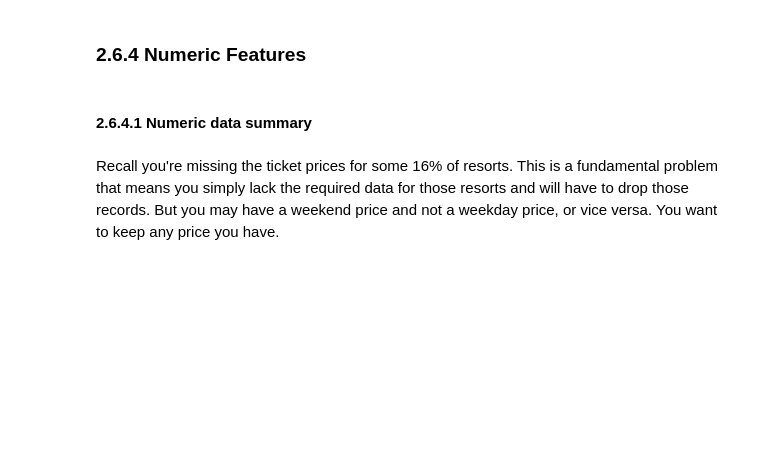
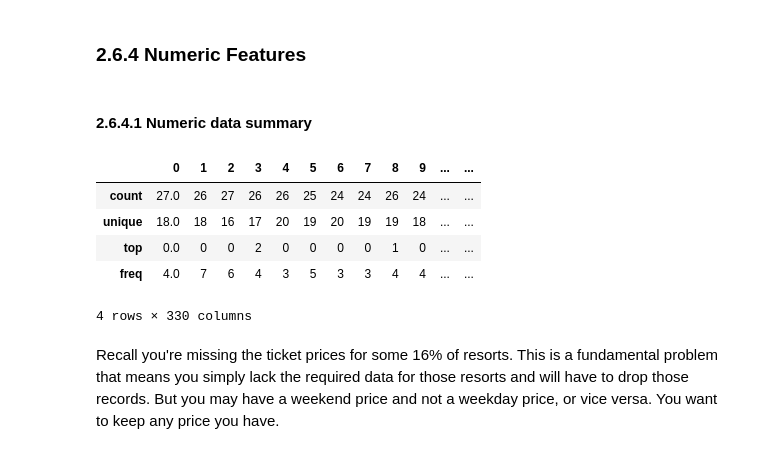
Before and after one commit to Khalif81/DataScienceGuidedCapstone, a Jupyter notebook: Notebooks/02_data_wrangling.ipynb, the cells around one changed output. Saved outputs shown, nothing was run; the diff lists cells and outputs as text; code cells hidden in the pictures; blank space fills up the shorter version.

```diff
--- a/Notebooks/02_data_wrangling.ipynb
+++ b/Notebooks/02_data_wrangling.ipynb
@@ -452,9 +484,16 @@ Having decided to reserve judgement on how exactly you utilize the State, turn y
 # %%
 #Code task 17#
 #Call ski_data's `describe` method for a statistical summary of the numerical columns
 #Hint: there are fewer summary stat columns than features, so displaying the transpose
 #will be useful again
-ski_data.___.___
+ski_data.T.describe()
+# %% [output]
+|  | 0 | 1 | 2 | 3 | 4 | 5 | 6 | 7 | 8 | 9 | ... | ... |
+| count | 27.0 | 26 | 27 | 26 | 26 | 25 | 24 | 24 | 26 | 24 | ... | ... |
+| unique | 18.0 | 18 | 16 | 17 | 20 | 19 | 20 | 19 | 19 | 18 | ... | ... |
+| top | 0.0 | 0 | 0 | 2 | 0 | 0 | 0 | 0 | 1 | 0 | ... | ... |
+| freq | 4.0 | 7 | 6 | 4 | 3 | 5 | 3 | 3 | 4 | 4 | ... | ... |
+4 rows × 330 columns
 # %% [markdown]
 Recall you're missing the ticket prices for some 16% of resorts. This is a fundamental problem that means you simply lack the required data for those resorts and will have to drop those records. But you may have a weekend price and not a weekday price, or vice versa. You want to keep any price you have.
 # %%
```
Also changed, not shown: parts of 15 cells of this notebook.
